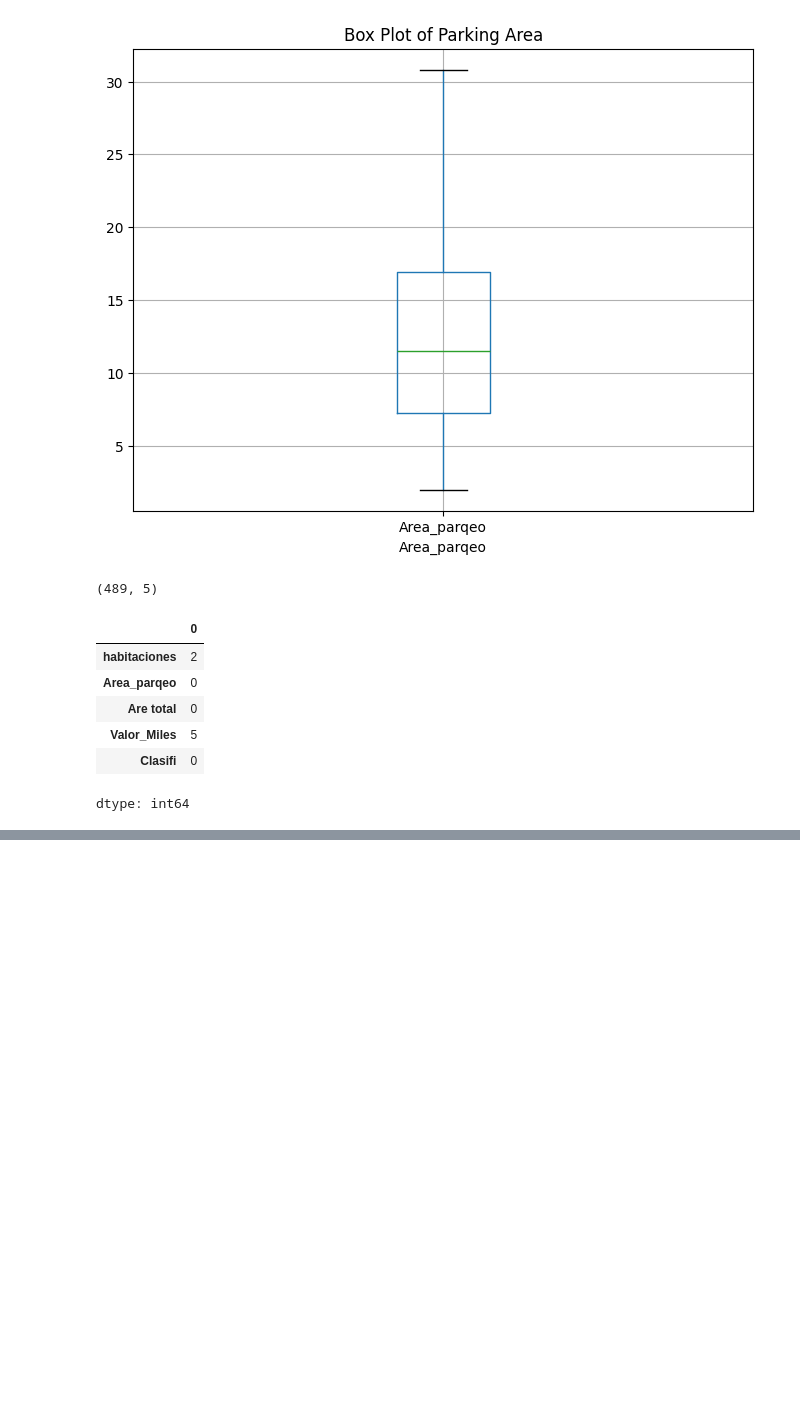
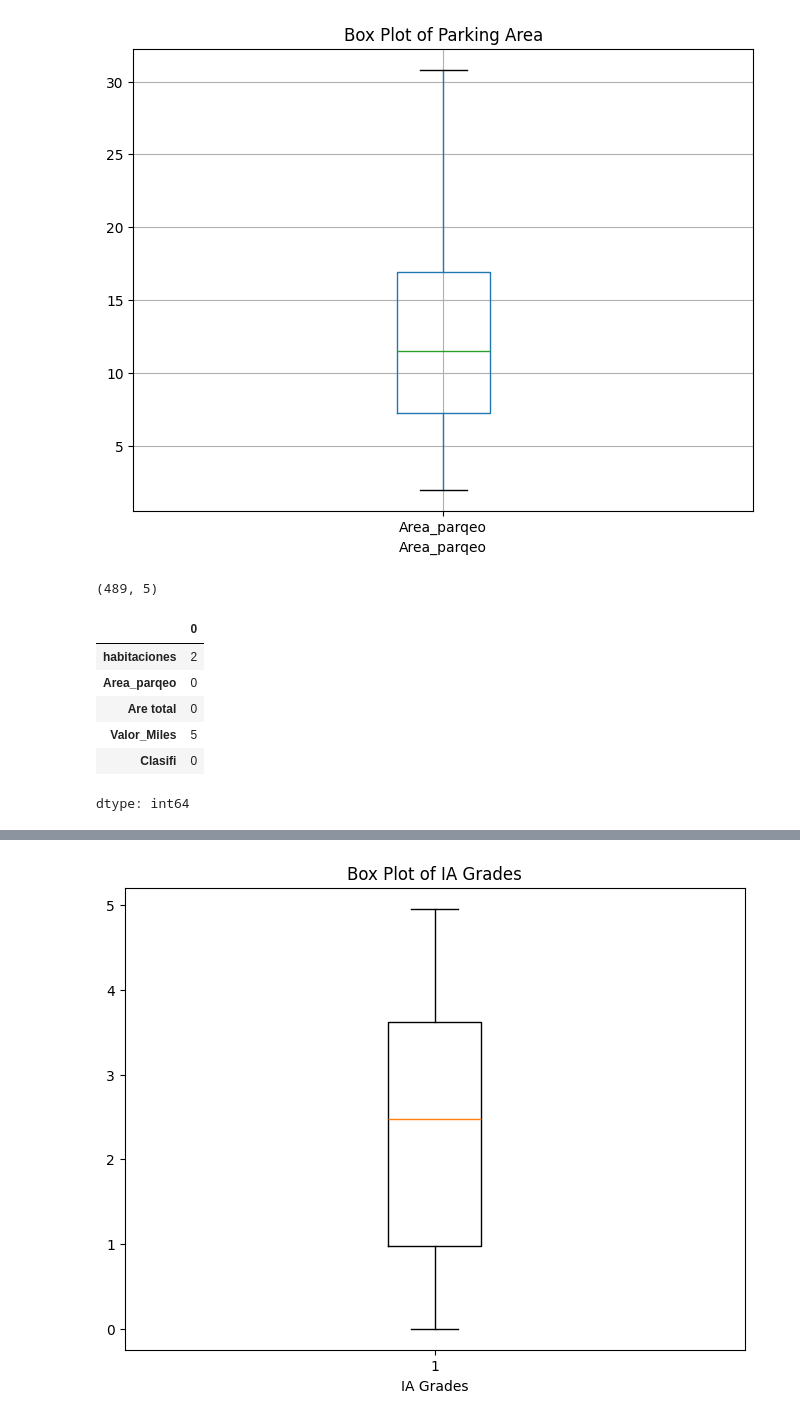
Before and after one commit to jjuandiego099/cuadernos-y-proyectos-IA, a Jupyter notebook: EDA.ipynb, the cells around one changed output, grey strips where cells are left out. Cells and saved outputs as stored; diff of their text form; code cells hidden in the pictures; blank space fills up the shorter version.

```diff
--- a/EDA.ipynb
+++ b/EDA.ipynb
@@ -152,0 +351,14 @@ dtype: int64
+# %%
+# prompt: con matplolib haga la boxplot de las notas_ia con titulo y axis
+
+import matplotlib.pyplot as plt
+
+# Assuming 'alumnos' DataFrame is already created as in the previous code
+
+plt.figure(figsize=(8, 6))
+plt.boxplot(alumnos['notas_ia'], vert=True)  # vert=False for horizontal boxplot
+plt.title('Box Plot of IA Grades')
+plt.xlabel('IA Grades')
+plt.show()
+# %% [output]
+[figure, added]
```
Also changed, not shown: parts of 18 cells of this notebook.
